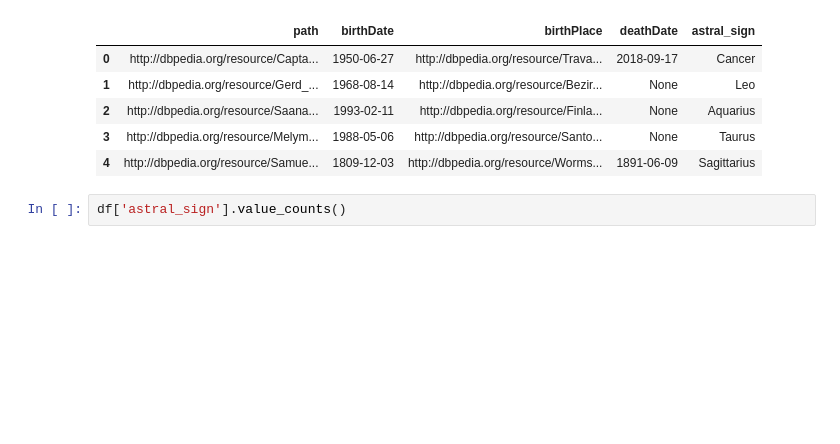
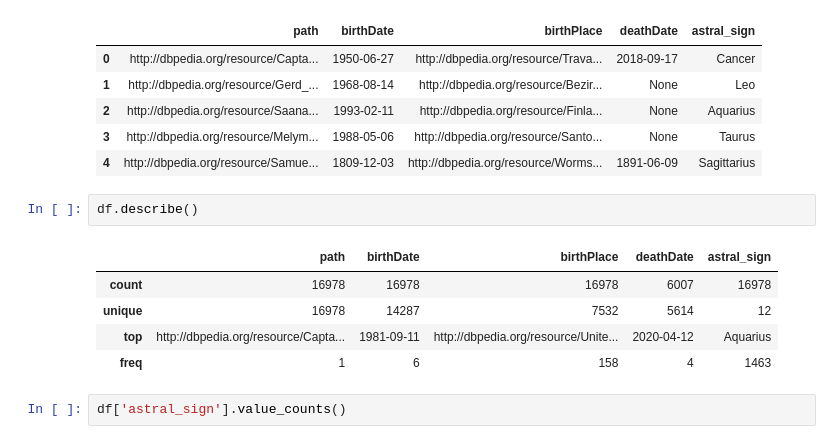
Before and after one commit to PierreEpron/tal-m1-ds, a Jupyter notebook: analysis.ipynb, the cells around one changed output. Drawn from its saved outputs; the diff is of its cells as text; blank space fills up the shorter version.

Commit message:
Added stat descr to analysis ntbk

```diff
--- a/analysis.ipynb
+++ b/analysis.ipynb
@@ -40,6 +40,14 @@ df.head()
 | 2 | http://dbpedia.org/resource/Saana... | 1993-02-11 | http://dbpedia.org/resource/Finla... | None | Aquarius |
 | 3 | http://dbpedia.org/resource/Melym... | 1988-05-06 | http://dbpedia.org/resource/Santo... | None | Taurus |
 | 4 | http://dbpedia.org/resource/Samue... | 1809-12-03 | http://dbpedia.org/resource/Worms... | 1891-06-09 | Sagittarius |
+# %%
+df.describe()
+# %% [output]
+|  | path | birthDate | birthPlace | deathDate | astral_sign |
+| count | 16978 | 16978 | 16978 | 6007 | 16978 |
+| unique | 16978 | 14287 | 7532 | 5614 | 12 |
+| top | http://dbpedia.org/resource/Capta... | 1981-09-11 | http://dbpedia.org/resource/Unite... | 2020-04-12 | Aquarius |
+| freq | 1 | 6 | 158 | 4 | 1463 |
 # %%
 df['astral_sign'].value_counts()
 # %% [output]
```
Also changed, not shown: parts of 8 cells of this notebook.
